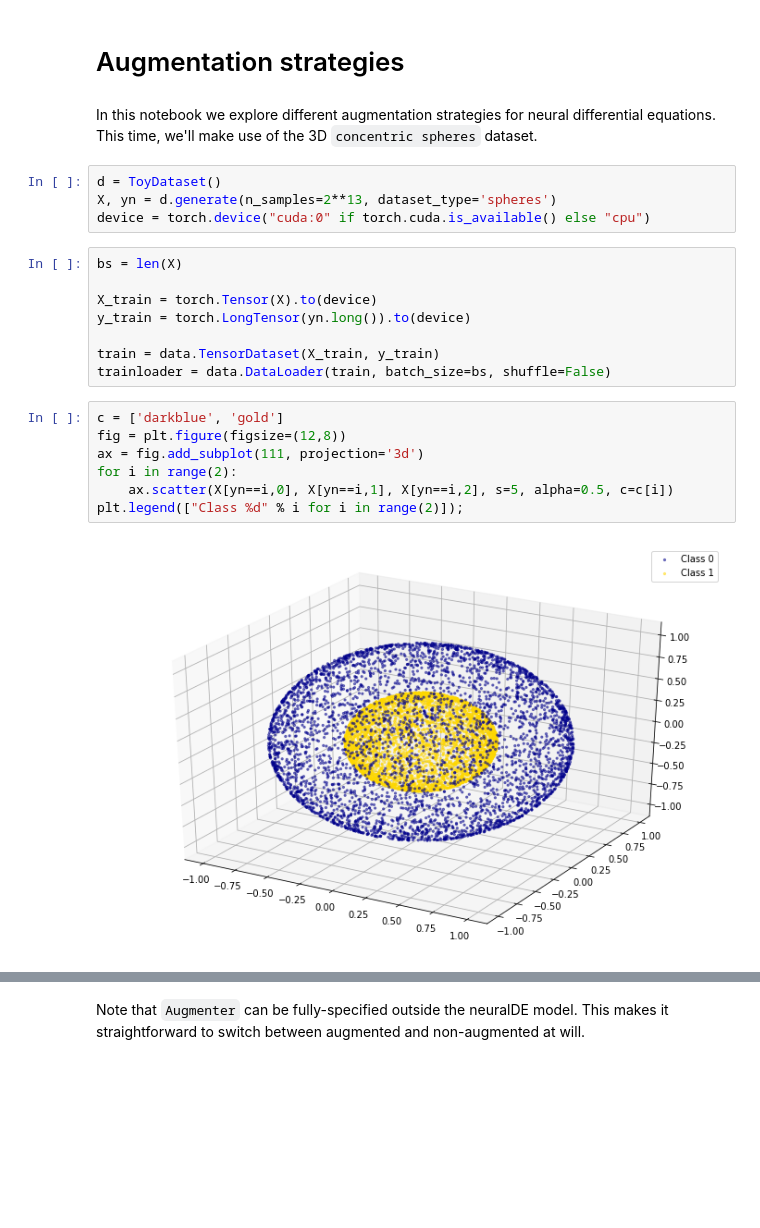
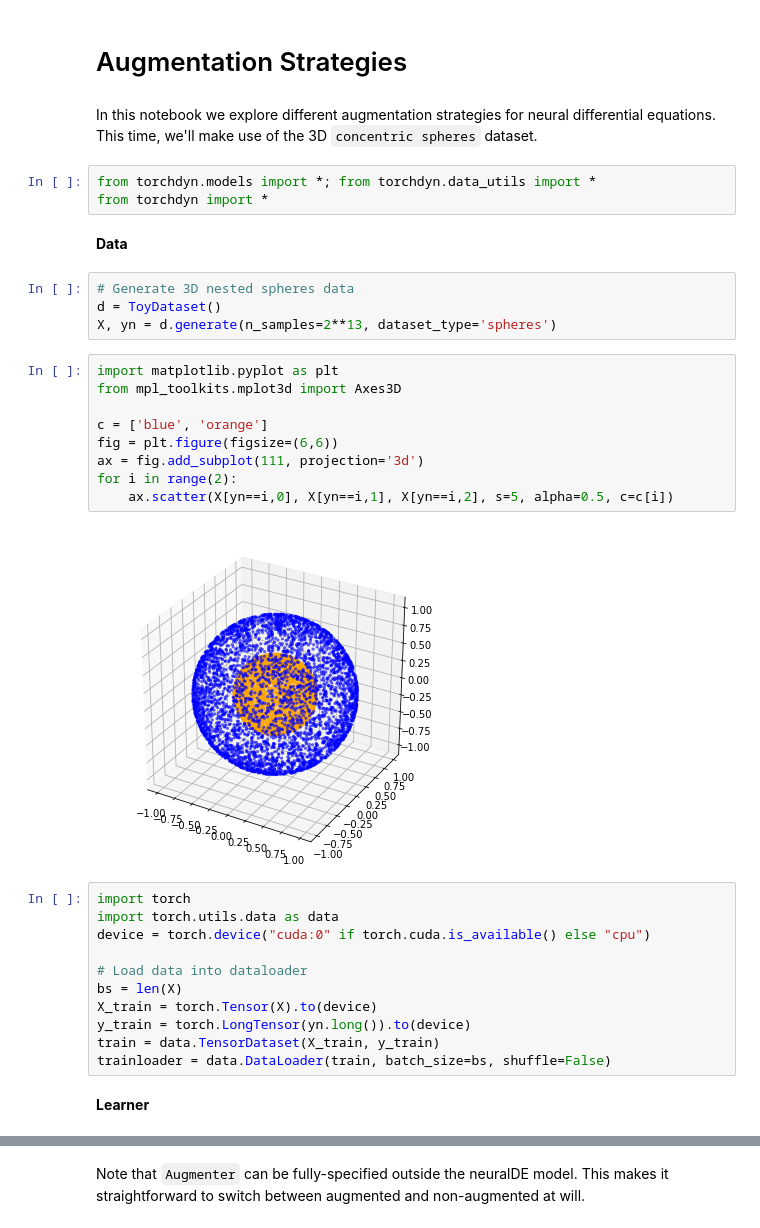
Before and after one commit to willw625731/torchdyn, a Jupyter notebook: docs/tutorials/04_augmentation_strategies.ipynb, the cells around one changed output, grey strips where cells are left out. Cells and saved outputs as stored; diff of their text form; blank space fills up the shorter version.

```diff
--- a/docs/tutorials/04_augmentation_strategies.ipynb
+++ b/docs/tutorials/04_augmentation_strategies.ipynb
@@ -20,26 +1,38 @@ from torchdyn import *
 # %% [markdown]
-# Augmentation strategies
+# Augmentation Strategies
 # %% [markdown]
 In this notebook we explore different augmentation strategies for neural differential equations. This time, we'll make use of the 3D `concentric spheres` dataset.
+# %%
+from torchdyn.models import *; from torchdyn.data_utils import *
+from torchdyn import *
+# %% [markdown]
+**Data**
 # %%
+# Generate 3D nested spheres data
 d = ToyDataset()
 X, yn = d.generate(n_samples=2**13, dataset_type='spheres')
-device = torch.device("cuda:0" if torch.cuda.is_available() else "cpu")
+# %%
+import matplotlib.pyplot as plt
+from mpl_toolkits.mplot3d import Axes3D
+
+c = ['blue', 'orange']
+fig = plt.figure(figsize=(6,6))
+ax = fig.add_subplot(111, projection='3d')
+for i in range(2):
+    ax.scatter(X[yn==i,0], X[yn==i,1], X[yn==i,2], s=5, alpha=0.5, c=c[i])
+# %% [output]
+[figure, added]
 # %%
+import torch
+import torch.utils.data as data
+device = torch.device("cuda:0" if torch.cuda.is_available() else "cpu")
+
+# Load data into dataloader
 bs = len(X)
-
 X_train = torch.Tensor(X).to(device)
 y_train = torch.LongTensor(yn.long()).to(device)
-
 train = data.TensorDataset(X_train, y_train)
 trainloader = data.DataLoader(train, batch_size=bs, shuffle=False)
-# %%
-c = ['darkblue', 'gold']
-fig = plt.figure(figsize=(12,8))
-ax = fig.add_subplot(111, projection='3d')
-for i in range(2):
-    ax.scatter(X[yn==i,0], X[yn==i,1], X[yn==i,2], s=5, alpha=0.5, c=c[i])
-plt.legend(["Class %d" % i for i in range(2)]);
-# %% [output]
-[figure, removed]
+# %% [markdown]
+**Learner**
 # %%
```
Also changed, not shown: parts of 39 cells of this notebook.
